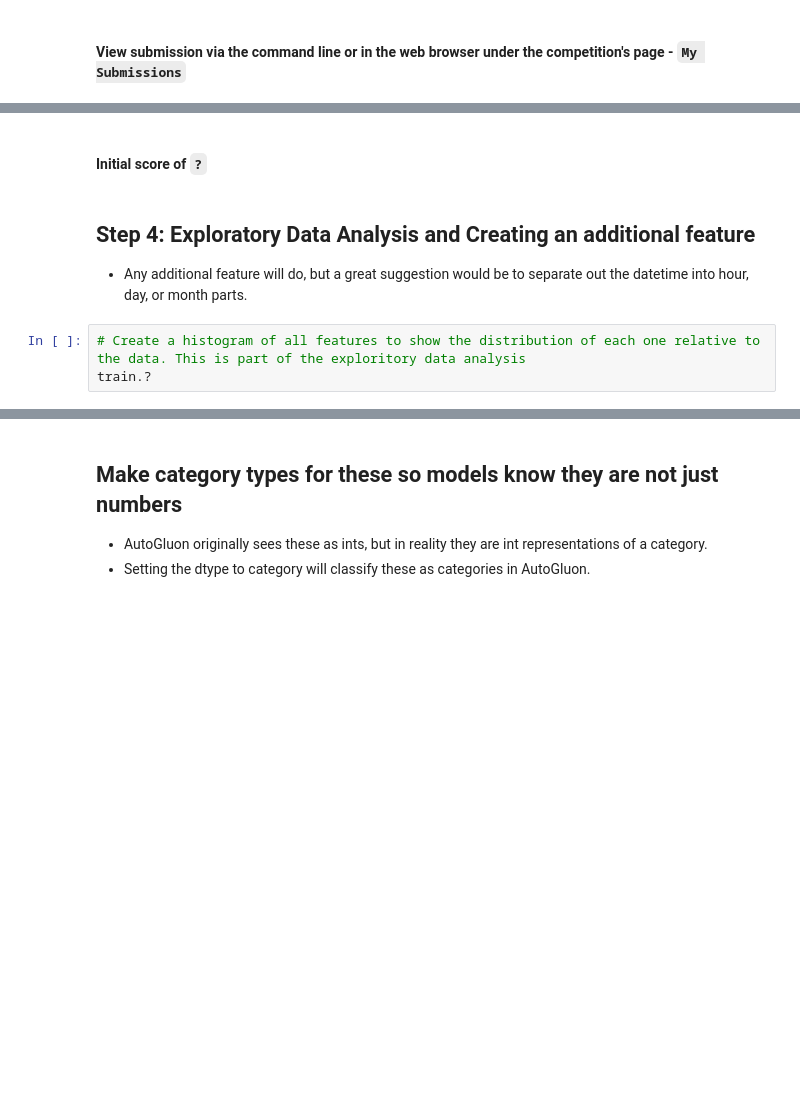
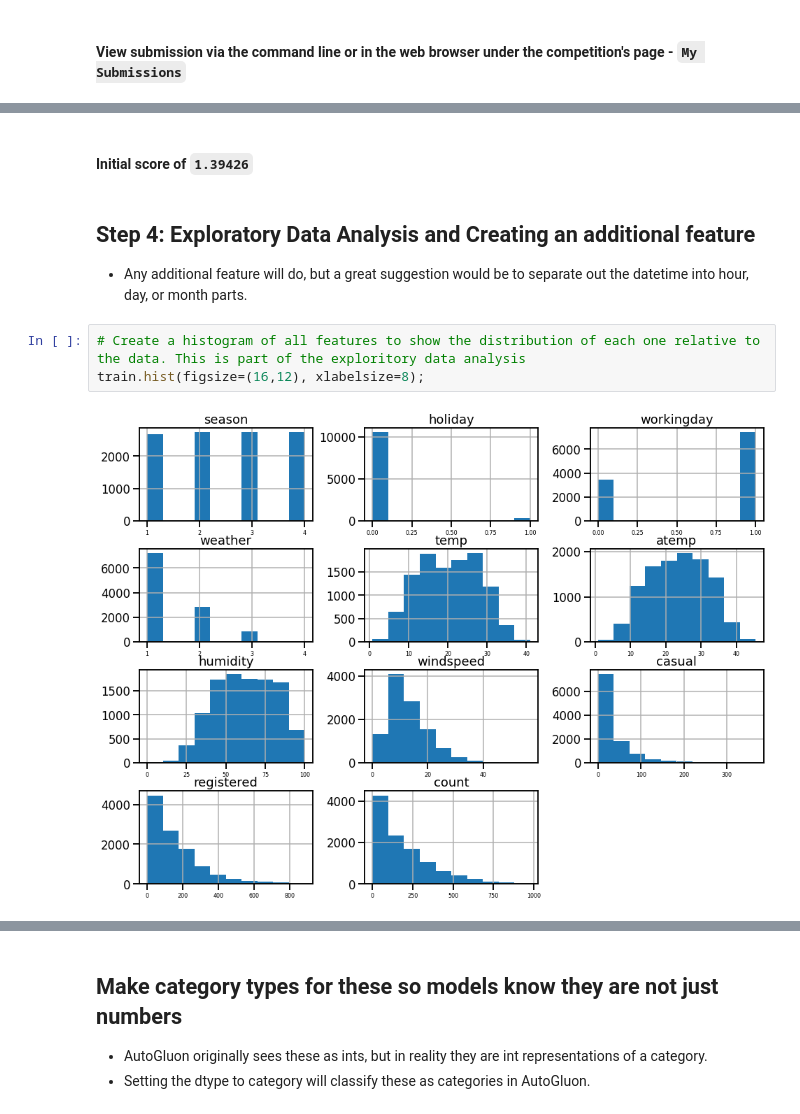
Before and after one commit to elvyna/udacity-aws-mle-nanodegree, a Jupyter notebook: project01-bike-sharing-demand-prediction/project-template.ipynb, the cells around one changed output, grey strips where cells are left out. Saved outputs shown, nothing was run; the diff lists cells and outputs as text; blank space fills up the shorter version.

```diff
--- a/project01-bike-sharing-demand-prediction/project-template.ipynb
+++ b/project01-bike-sharing-demand-prediction/project-template.ipynb
@@ -178,8 +344,10 @@ submission.to_csv("submission.csv", index=False)
 # %% [markdown]
-#### Initial score of `?`
+#### Initial score of `1.39426`
 # %% [markdown]
 ## Step 4: Exploratory Data Analysis and Creating an additional feature
 * Any additional feature will do, but a great suggestion would be to separate out the datetime into hour, day, or month parts.
 # %%
 # Create a histogram of all features to show the distribution of each one relative to the data. This is part of the exploritory data analysis
-train.?
+train.hist(figsize=(16,12), xlabelsize=8);
+# %% [output]
+[figure, added]
```
Also changed, not shown: parts of 35 cells of this notebook.
